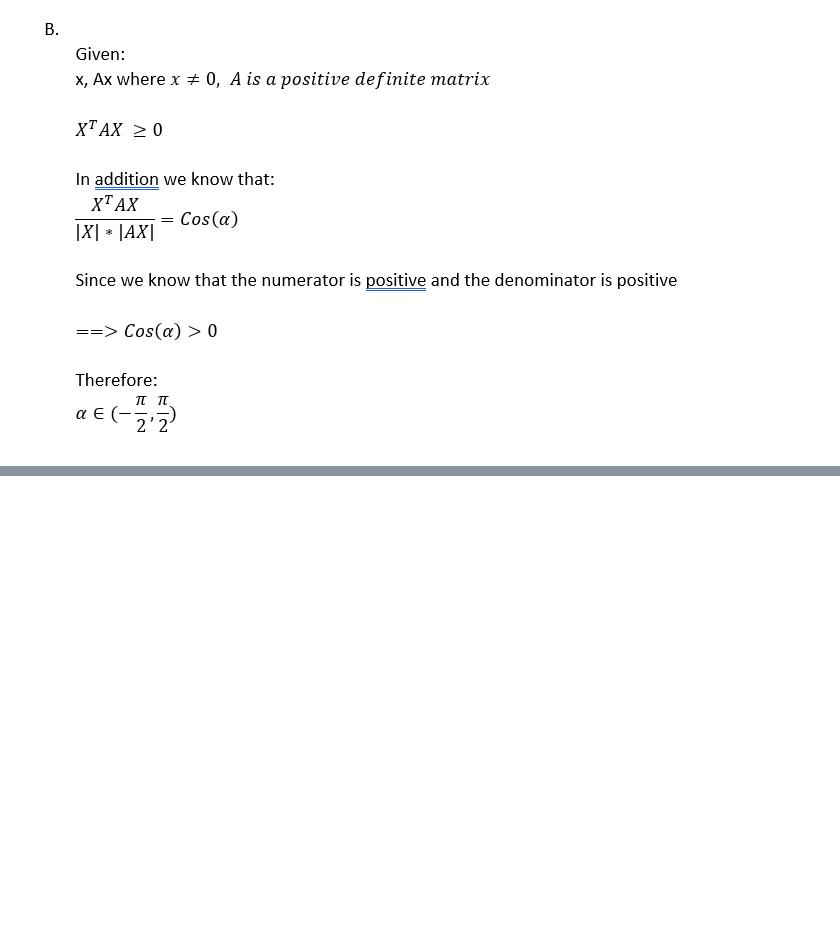
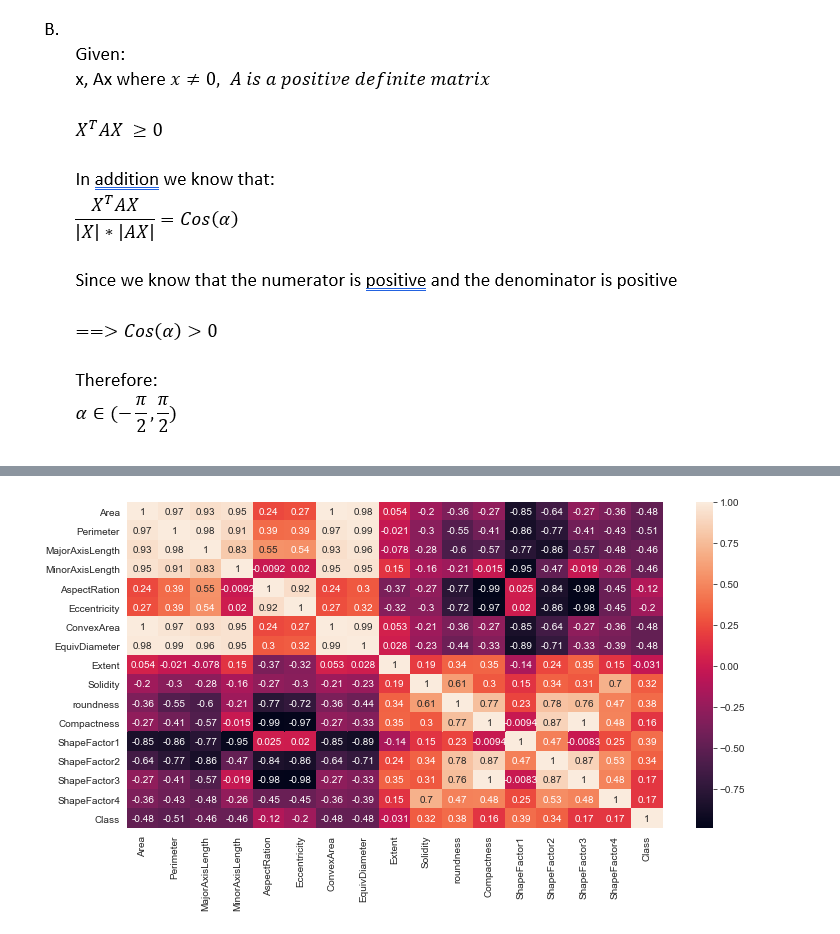
Before and after one commit to barifrah1/mul_dim_hw1, a Jupyter notebook: multi_dim_hw1.ipynb, the cells around one changed output, grey strips where cells are left out. Saved outputs shown, nothing was run; the diff lists cells and outputs as text; code cells hidden in the pictures; blank space fills up the shorter version.

```diff
--- a/multi_dim_hw1.ipynb
+++ b/multi_dim_hw1.ipynb
@@ -346,0 +493,7 @@ Image("Q2B.png")
+# %%
+#Plot corelation map
+plt.figure(figsize=(12, 6))
+sns.heatmap(data.corr(), annot=True)
+plt.show()
+# %% [output]
+[figure, added]
```
Also changed, not shown: parts of 36 cells of this notebook, 2 other files.
